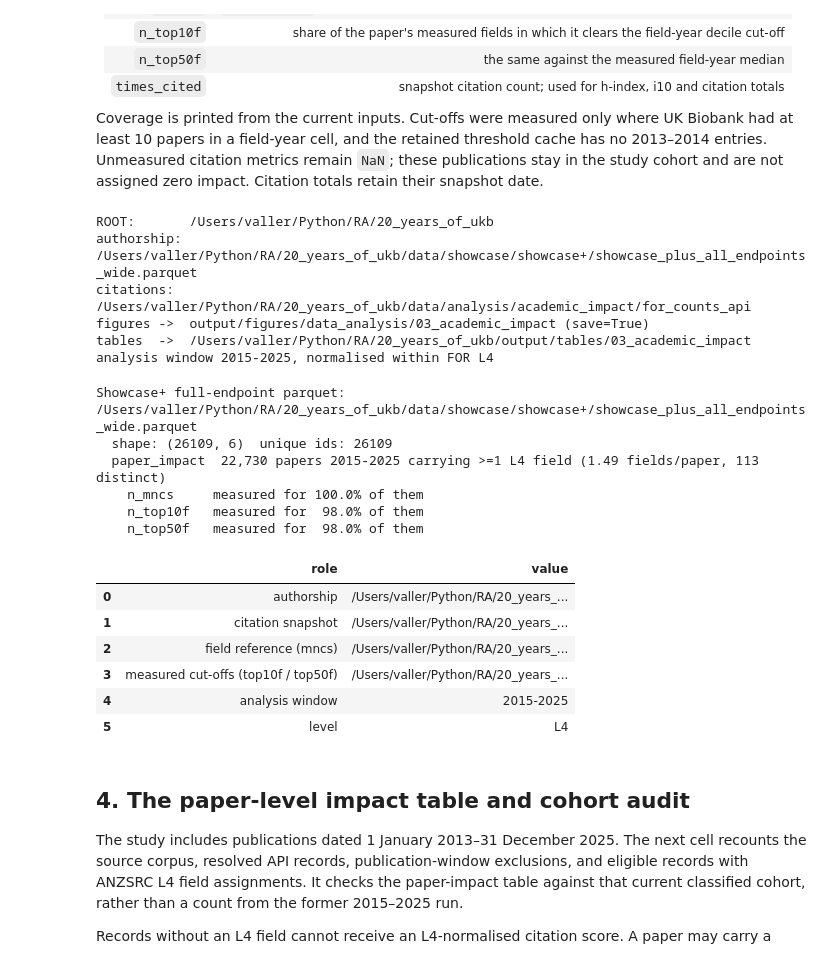
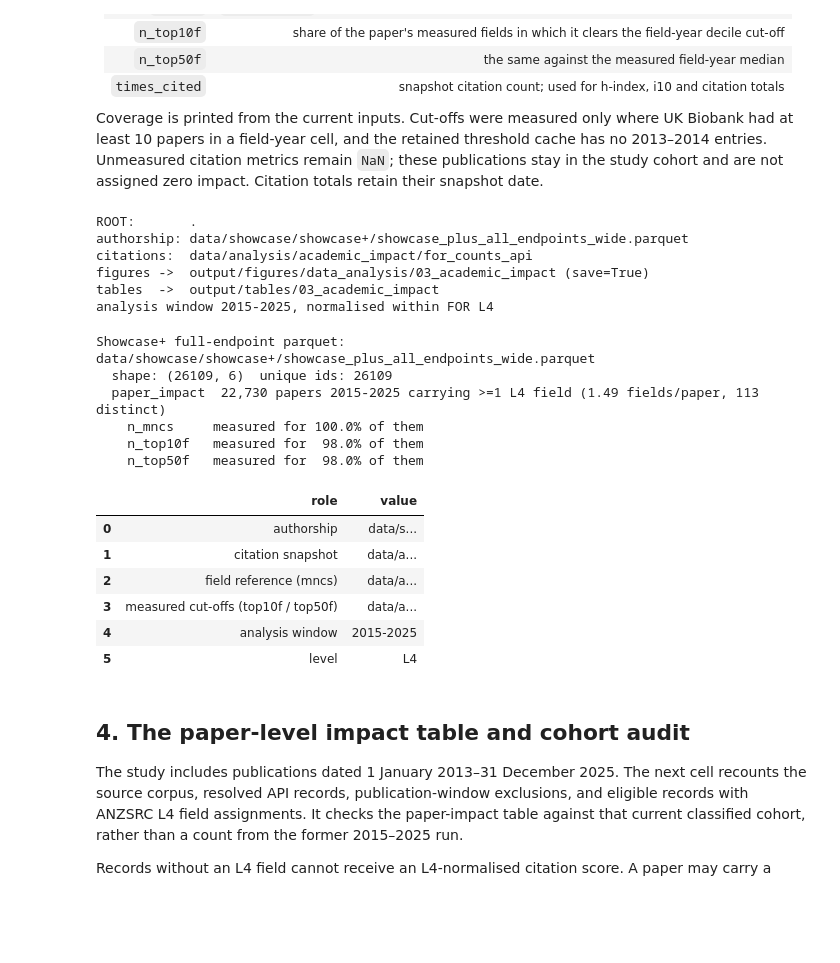
Before and after one commit to OxfordDemSci/20_years_of_ukb, a Jupyter notebook: src/data_analysis/03_academic_impact_02_citation.ipynb, the cells around one changed output. Saved outputs shown, nothing was run; the diff lists cells and outputs as text; code cells hidden in the pictures; blank space fills up the shorter version.

```diff
--- a/src/data_analysis/03_academic_impact_02_citation.ipynb
+++ b/src/data_analysis/03_academic_impact_02_citation.ipynb
@@ -94,7 +94,8 @@ ROOT = next(p for p in [Path.cwd(), *Path.cwd().parents] if (p / "src" / "utils"
 sys.path.insert(0, str(ROOT / "src"))
 from utils import shared_paths as P
 from utils.shared_analysis_window import ANALYSIS_START_YEAR, ANALYSIS_END_YEAR, filter_analysis_window
-ROOT = P.bootstrap()
+P.bootstrap()
+ROOT = P.ROOT
 
 import numpy as np
 import pandas as pd
@@ -176,18 +177,18 @@ TEXT_DIR = P.OUTPUT / "paper_text" / "03_academic_impact"
 for d in (TABLE_DIR, TEXT_DIR):
     d.mkdir(parents=True, exist_ok=True)
 
-print("ROOT:      ", ROOT)
-print("authorship:", INPUT_PARQUET)
-print("citations: ", COUNTS_DIR)
-print("figures -> ", STYLE["savedir"], f"(save={STYLE['save']})")
-print("tables  -> ", TABLE_DIR)
+print("Project root:", P.raw_path(ROOT))
+print("authorship:", P.raw_path(INPUT_PARQUET))
+print("citations: ", P.raw_path(COUNTS_DIR))
+print("figures -> ", P.raw_path(STYLE["savedir"]), f"(save={STYLE['save']})")
+print("tables  -> ", P.raw_path(TABLE_DIR))
 print(f"analysis window {ANALYSIS_MIN}-{ANALYSIS_MAX}, normalised within FOR {FOR_LEVEL}")
 # %% [output]
-ROOT:       /Users/valler/Python/RA/20_years_of_ukb
-authorship: /Users/valler/Python/RA/20_years_of_ukb/data/showcase/showcase+/showcase_plus_all_endpoints_wide.parquet
-citations:  /Users/valler/Python/RA/20_years_of_ukb/data/analysis/academic_impact/for_counts_api
+ROOT:       .
+authorship: data/showcase/showcase+/showcase_plus_all_endpoints_wide.parquet
+citations:  data/analysis/academic_impact/for_counts_api
 figures ->  output/figures/data_analysis/03_academic_impact (save=True)
-tables  ->  /Users/valler/Python/RA/20_years_of_ukb/output/tables/03_academic_impact
+tables  ->  output/tables/03_academic_impact
 analysis window 2015-2025, normalised within FOR L4
 # %%
 # ============================================================
@@ -269,43 +270,43 @@ if not INPUT_PARQUET.exists():
     raise FileNotFoundError(f"Showcase+ publication parquet not found: {INPUT_PARQUET}")
 
 showcase = load_showcase(
     columns=["id", "year", "date", "authors", "authors_count", "title", "source_title"],
     parse=["authors"],          # JSON -> list of dicts, per D2
 )
-print("Showcase+ full-endpoint parquet:", INPUT_PARQUET)
+print("Showcase+ full-endpoint parquet:", P.raw_path(INPUT_PARQUET))
 print("  shape:", showcase.shape, " unique ids:", showcase.id.nunique())
 showcase_eligible = filter_analysis_window(showcase)
 
 # The citation weights, one row per paper, from the same pathway and the same snapshot
 # every other number in analysis 03 comes from.
 impact = AI.paper_impact(COUNTS_DIR, "for", level=FOR_LEVEL,
                          year_min=ANALYSIS_MIN, year_max=ANALYSIS_MAX)
 
 # An input manifest naming BOTH sources, so any figure can be traced to the files
 # behind it rather than to "the corpus".
 manifest = pd.DataFrame({
     "role": ["authorship", "citation snapshot", "field reference (mncs)",
              "measured cut-offs (top10f / top50f)", "analysis window", "level"],
-    "value": [str(INPUT_PARQUET),
-              str(COUNTS_DIR / "api_ukbb_records.json"),
-              str(COUNTS_DIR / "api_whole.for.parquet"),
-              str(COUNTS_DIR / "field_thresholds.for.csv"),
+    "value": [P.raw_path(INPUT_PARQUET),
+              P.raw_path(COUNTS_DIR / "api_ukbb_records.json"),
+              P.raw_path(COUNTS_DIR / "api_whole.for.parquet"),
+              P.raw_path(COUNTS_DIR / "field_thresholds.for.csv"),
               f"{ANALYSIS_MIN}-{ANALYSIS_MAX}",
               FOR_LEVEL],
 })
 display(manifest)
 # %% [output]
-Showcase+ full-endpoint parquet: /Users/valler/Python/RA/20_years_of_ukb/data/showcase/showcase+/showcase_plus_all_endpoints_wide.parquet
+Showcase+ full-endpoint parquet: data/showcase/showcase+/showcase_plus_all_endpoints_wide.parquet
   shape: (26109, 6)  unique ids: 26109
   paper_impact  22,730 papers 2015-2025 carrying >=1 L4 field (1.49 fields/paper, 113 distinct)
     n_mncs     measured for 100.0% of them
     n_top10f   measured for  98.0% of them
     n_top50f   measured for  98.0% of them
 |  | role | value |
-| 0 | authorship | /Users/valler/Python/RA/20_years_... |
-| 1 | citation snapshot | /Users/valler/Python/RA/20_years_... |
-| 2 | field reference (mncs) | /Users/valler/Python/RA/20_years_... |
-| 3 | measured cut-offs (top10f / top50f) | /Users/valler/Python/RA/20_years_... |
+| 0 | authorship | data/s... |
+| 1 | citation snapshot | data/a... |
+| 2 | field reference (mncs) | data/a... |
+| 3 | measured cut-offs (top10f / top50f) | data/a... |
 | 4 | analysis window | 2015-2025 |
 | 5 | level | L4 |
 # %% [markdown]
```
Also changed, not shown: 23 other files.
